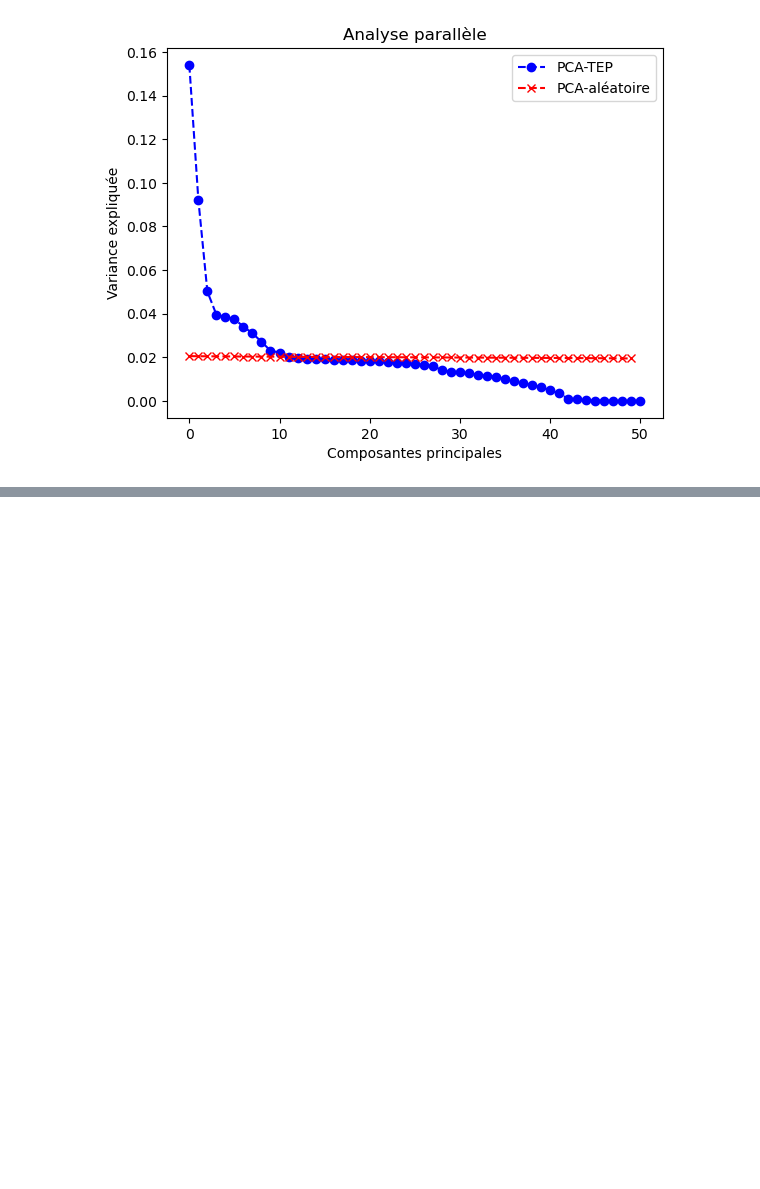
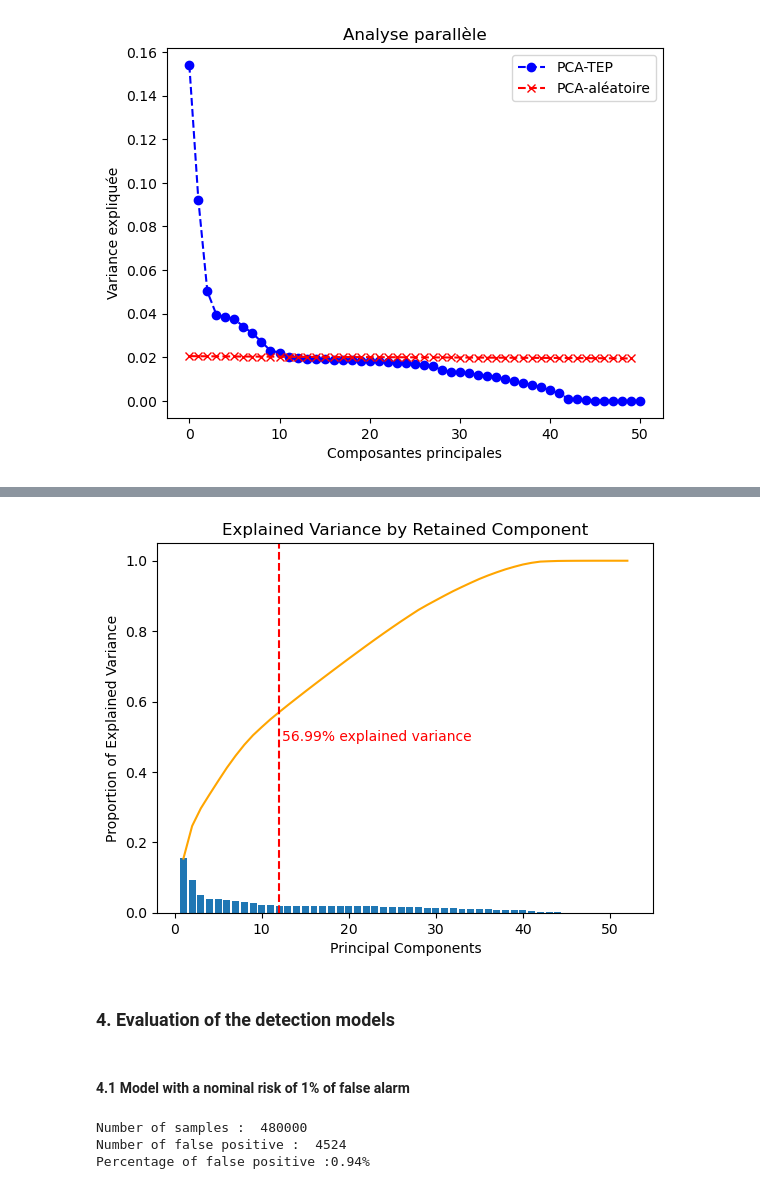
Before and after one commit to AbdoulRahimeDiallo/quantifying_alarm_fatigue_caused_by_fault_and_defect_detection_systems, a Jupyter notebook: examples/academic_case_study.ipynb, the cells around one changed output, grey strips where cells are left out. Drawn from its saved outputs; the diff is of its cells as text; code cells hidden in the pictures; blank space fills up the shorter version.

```diff
--- a/examples/academic_case_study.ipynb
+++ b/examples/academic_case_study.ipynb
@@ -120,0 +129,16 @@ plt.show()
+# %%
+model_bis = acp(n_component=12)
+model_bis.fit(X_train,alpha=0.05)
+# %% [output]
+[figure, added]
+# %% [markdown]
+### 4. Evaluation of the detection models
+# %% [markdown]
+#### 4.1 Model with a nominal risk of 1% of false alarm
+# %%
+fault_free_test_spe = model.calculate_spe(fault_free_test[sensors])
+false_positive,false_positive_rate=false_alarm_rate(fault_free_test_spe,model.Q_lim)
+# %% [output]
+Number of samples :  480000
+Number of false positive :  4524
+Percentage of false positive :0.94%
```
Also changed, not shown: parts of 20 cells of this notebook, 5 other files.
